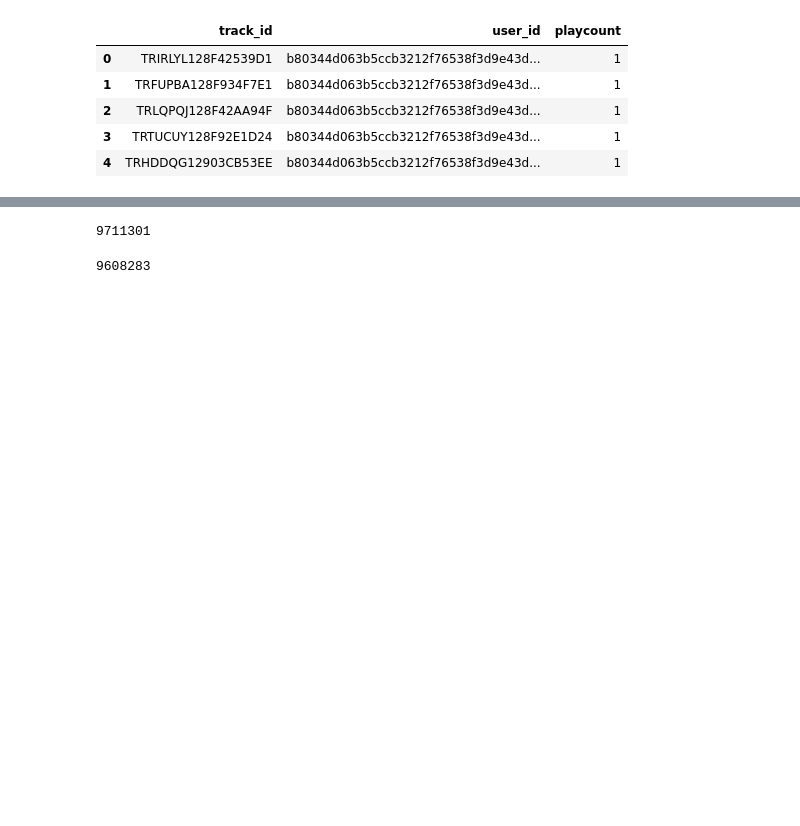
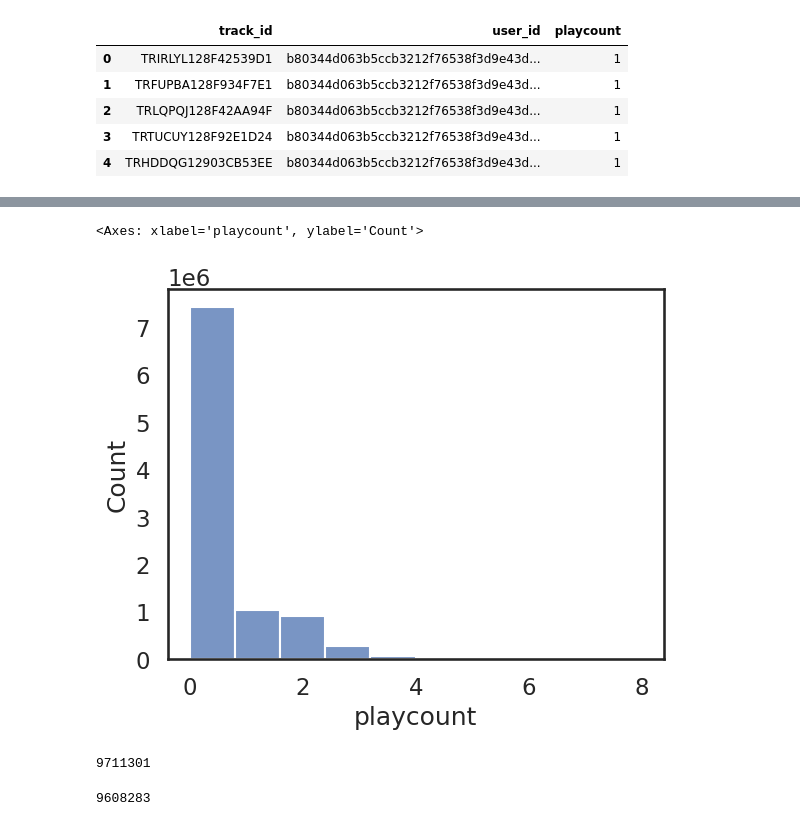
Before and after one commit to iliketurtles83/super-couscous, a Jupyter notebook: 01-analysis.ipynb, the cells around one changed output, grey strips where cells are left out. Saved outputs shown, nothing was run; the diff lists cells and outputs as text; code cells hidden in the pictures; blank space fills up the shorter version.

```diff
--- a/01-analysis.ipynb
+++ b/01-analysis.ipynb
@@ -32,3 +31,9 @@ plt.show()
+# %%
+log_playcount = np.log(user_df['playcount'])
+sns.histplot(log_playcount, bins=10)
+# %% [output]
+<Axes: xlabel='playcount', ylabel='Count'>
+[figure, added]
 # %%
 len(user_df)
 # %% [output]
```
Also changed, not shown: parts of 32 cells of this notebook, 3 other files.
